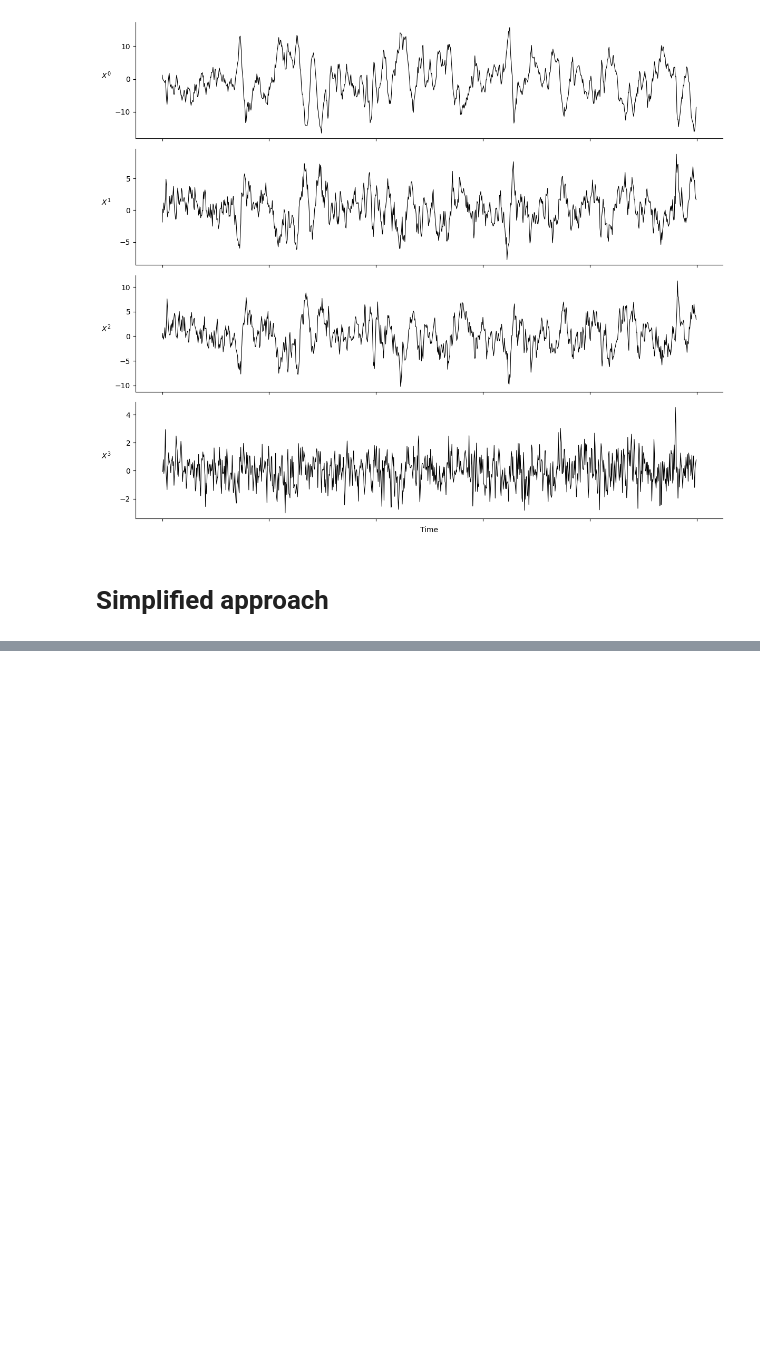
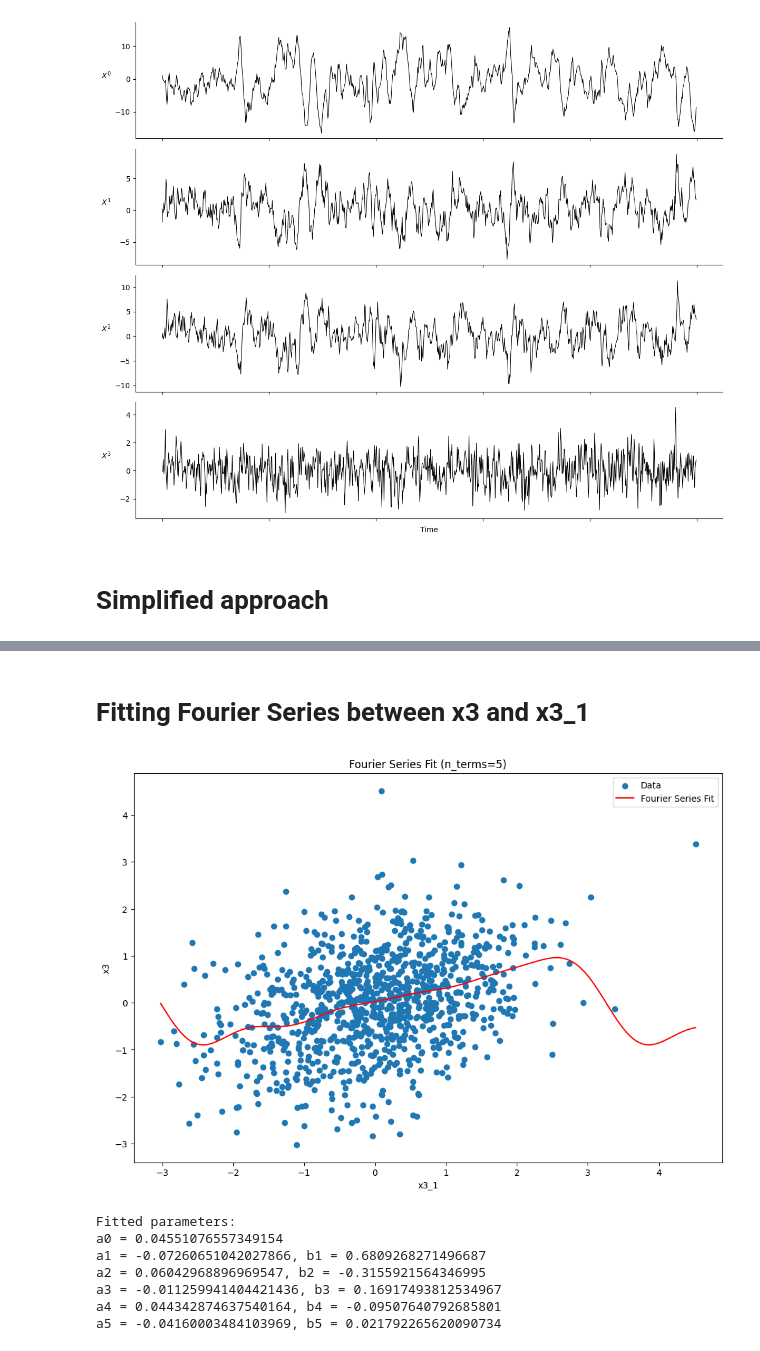
Before and after one commit to chaudhary-vivek/ts_causal, a Jupyter notebook: fourier_fit.ipynb, the cells around one changed output, grey strips where cells are left out. Drawn from its saved outputs; the diff is of its cells as text; code cells hidden in the pictures; blank space fills up the shorter version.

```diff
--- a/fourier_fit.ipynb
+++ b/fourier_fit.ipynb
@@ -248,0 +262,62 @@ df.head(3)
+# %% [markdown]
+# Fitting Fourier Series between x3 and x3_1
+# %%
+import numpy as np
+import pandas as pd
+import matplotlib.pyplot as plt
+from scipy.optimize import curve_fit
+
+def fourier_series(x, *params):
+    """
+    Fourier series function.
+    """
+    a0 = params[0]
+    series = np.zeros_like(x)
+    for i in range(1, len(params)//2 + 1):
+        n = i
+        a = params[2*i-1]
+        b = params[2*i]
+        series += a * np.cos(n * x) + b * np.sin(n * x)
+    return a0 + series
+
+# Assuming df is your pandas DataFrame
+x = df['x3_1'].values
+y = df['x3'].values
+
+# Number of terms in the Fourier series
+n_terms = 5
+
+# Initial guess for parameters
+initial_guess = [1.0] + [1.0, 1.0] * n_terms
+
+# Fit the Fourier series
+params, _ = curve_fit(fourier_series, x, y, p0=initial_guess)
+
+# Generate points for the fitted curve
+x_fit = np.linspace(x.min(), x.max(), 1000)
+y_fit = fourier_series(x_fit, *params)
+
+# Plot the results
+plt.figure(figsize=(12, 8))
+plt.scatter(x, y, label='Data')
+plt.plot(x_fit, y_fit, 'r-', label='Fourier Series Fit')
+plt.xlabel('x3_1')
+plt.ylabel('x3')
+plt.title(f'Fourier Series Fit (n_terms={n_terms})')
+plt.legend()
+plt.show()
+
+# Print the fitted parameters
+print("Fitted parameters:")
+print(f"a0 = {params[0]}")
+for i in range(1, n_terms + 1):
+    print(f"a{i} = {params[2*i-1]}, b{i} = {params[2*i]}")
+# %% [output]
+[figure, added]
+Fitted parameters:
+a0 = 0.04551076557349154
+a1 = -0.07260651042027866, b1 = 0.6809268271496687
+a2 = 0.06042968896969547, b2 = -0.3155921564346995
+a3 = -0.011259941404421436, b3 = 0.16917493812534967
+a4 = 0.044342874637540164, b4 = -0.09507640792685801
+a5 = -0.04160003484103969, b5 = 0.021792265620090734
```
Also changed, not shown: parts of 4 cells of this notebook.
